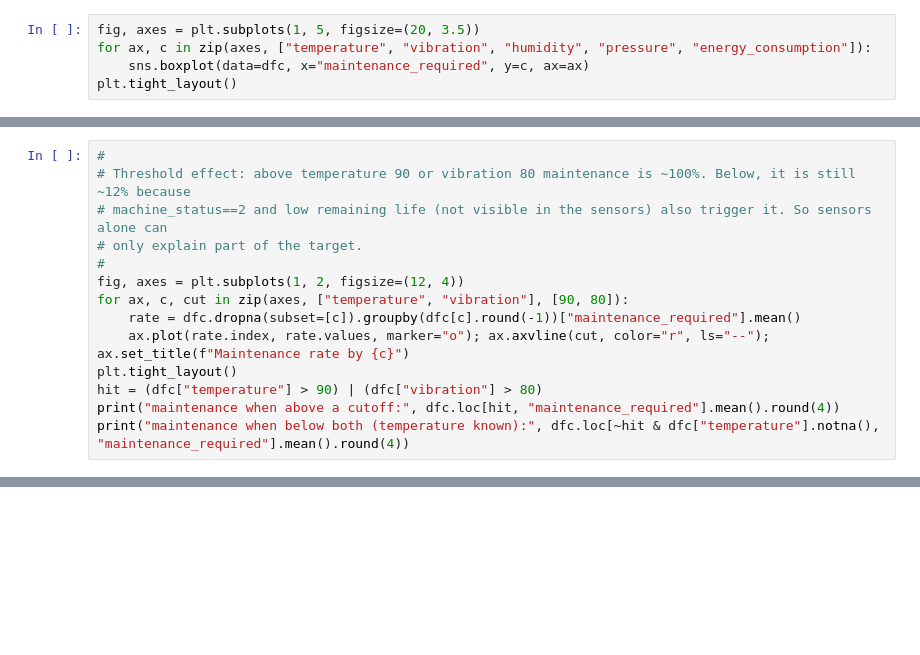
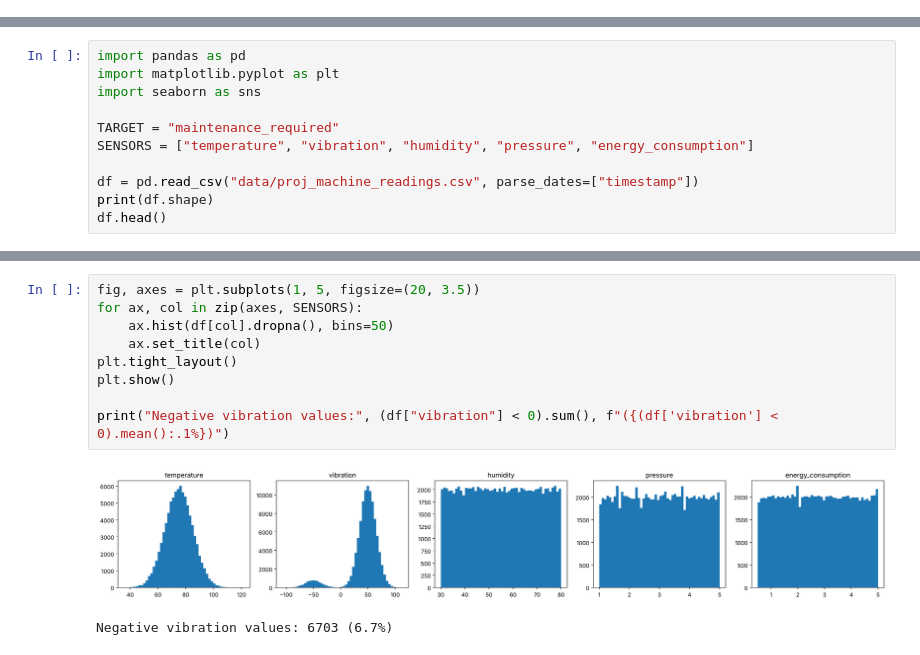
Before and after one commit to thirinaing117/ai-solution-architect-project, a Jupyter notebook: eda.ipynb, the cells around one changed output, grey strips where cells are left out. Drawn from its saved outputs; the diff is of its cells as text; blank space fills up the shorter version.

```diff
--- a/eda.ipynb
+++ b/eda.ipynb
@@ -333,5 +0,0 @@ sns.heatmap(num.corr(), annot=True, fmt=".2f", cmap="coolwarm", vmin=-1, vmax=1)
-# %%
-fig, axes = plt.subplots(1, 5, figsize=(20, 3.5))
-for ax, c in zip(axes, ["temperature", "vibration", "humidity", "pressure", "energy_consumption"]):
-    sns.boxplot(data=dfc, x="maintenance_required", y=c, ax=ax)
-plt.tight_layout()
@@ -340,14 +0,0 @@ plt.tight_layout()
-# %%
-#
-# Threshold effect: above temperature 90 or vibration 80 maintenance is ~100%. Below, it is still ~12% because
-# machine_status==2 and low remaining life (not visible in the sensors) also trigger it. So sensors alone can
-# only explain part of the target.
-#
-fig, axes = plt.subplots(1, 2, figsize=(12, 4))
-for ax, c, cut in zip(axes, ["temperature", "vibration"], [90, 80]):
-    rate = dfc.dropna(subset=[c]).groupby(dfc[c].round(-1))["maintenance_required"].mean()
-    ax.plot(rate.index, rate.values, marker="o"); ax.axvline(cut, color="r", ls="--"); ax.set_title(f"Maintenance rate by {c}")
-plt.tight_layout()
-hit = (dfc["temperature"] > 90) | (dfc["vibration"] > 80)
-print("maintenance when above a cutoff:", dfc.loc[hit, "maintenance_required"].mean().round(4))
-print("maintenance when below both (temperature known):", dfc.loc[~hit & dfc["temperature"].notna(), "maintenance_required"].mean().round(4))
@@ -422,0 +29,11 @@ Name: maintenance_required, dtype: float64
+# %%
+import pandas as pd
+import matplotlib.pyplot as plt
+import seaborn as sns
+
+TARGET = "maintenance_required"
+SENSORS = ["temperature", "vibration", "humidity", "pressure", "energy_consumption"]
+
+df = pd.read_csv("data/proj_machine_readings.csv", parse_dates=["timestamp"])
+print(df.shape)
+df.head()
@@ -422,0 +144,12 @@ Name: maintenance_required, dtype: float64
+# %%
+fig, axes = plt.subplots(1, 5, figsize=(20, 3.5))
+for ax, col in zip(axes, SENSORS):
+    ax.hist(df[col].dropna(), bins=50)
+    ax.set_title(col)
+plt.tight_layout()
+plt.show()
+
+print("Negative vibration values:", (df["vibration"] < 0).sum(), f"({(df['vibration'] < 0).mean():.1%})")
+# %% [output]
+[figure, added]
+Negative vibration values: 6703 (6.7%)
```
Also changed, not shown: parts of 121 cells of this notebook.
